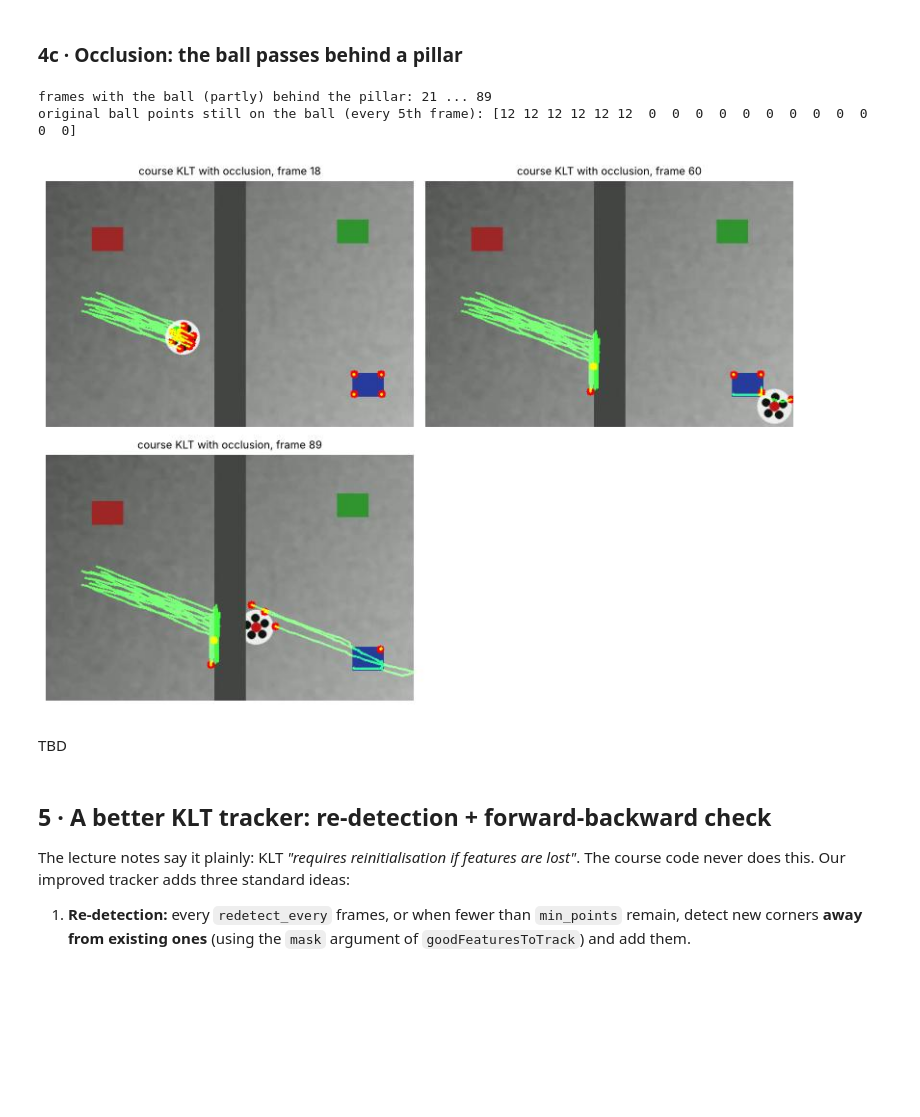
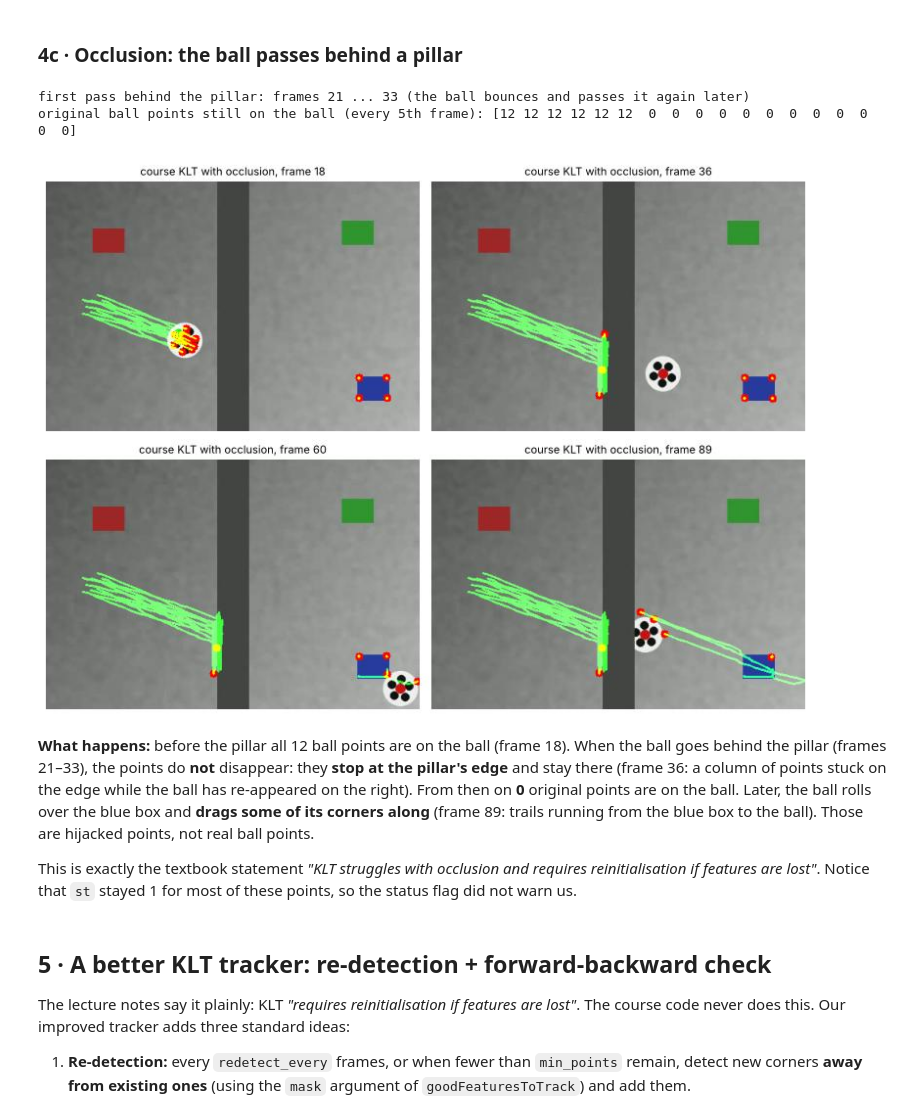
Before and after one commit to Darshit42/lern, a Jupyter notebook: computer-vision/week-2/labs/day10_object_tracking_optical_flow.ipynb, the cells around one changed output. Drawn from its saved outputs; the diff is of its cells as text; code cells hidden in the pictures; blank space fills up the shorter version.

```diff
--- a/computer-vision/week-2/labs/day10_object_tracking_optical_flow.ipynb
+++ b/computer-vision/week-2/labs/day10_object_tracking_optical_flow.ipynb
@@ -224,7 +224,7 @@ def course_klt(video_path, MAX_FRAMES=150, snap_at=(1, 50, 100, 149), out_mp4=No
     # Create mask image for drawing (the trails accumulate here)
     mask = np.zeros_like(old_frame)
 
-    snapshots, alive, drawn = {}, [len(p0)], []
+    snapshots, alive, moving, drawn = {}, [len(p0)], [0], []
     frame_idx = 0
     while frame_idx < MAX_FRAMES:
         ret, frame = cap.read()
@@ -261,6 +261,7 @@ def course_klt(video_path, MAX_FRAMES=150, snap_at=(1, 50, 100, 149), out_mp4=No
         if frame_idx in snap_at:
             snapshots[frame_idx] = img
         alive.append(len(good_new))
+        moving.append(int((np.linalg.norm(good_new - good_old, axis=1) > 0.5).sum()))   # points that moved > 0.5 px
 
         # Update previous frame and points
         old_gray = frame_gray.copy()
@@ -270,12 +271,13 @@ def course_klt(video_path, MAX_FRAMES=150, snap_at=(1, 50, 100, 149), out_mp4=No
     # cv2.destroyAllWindows()  -> not needed
     if out_mp4 and drawn:
         write_mp4(drawn, out_mp4)
-    return snapshots, np.array(alive)
+    return snapshots, np.array(alive), np.array(moving)
 
 t = time.perf_counter()
-snaps, alive_course = course_klt(VIDEO, out_mp4=os.path.join(OUT, "klt_course_street.mp4"))
+snaps, alive_course, moving_course = course_klt(VIDEO, out_mp4=os.path.join(OUT, "klt_course_street.mp4"))
 print(f"tracked {len(alive_course) - 1} frames in {time.perf_counter() - t:.1f}s (including drawing)")
 print("points alive at frames 0, 25, 50, 100, 149:", alive_course[[0, 25, 50, 100, 149]])
+print("of these, points that moved > 0.5 px in that frame:", moving_course[[0, 25, 50, 100, 149]])
 show([snaps[k] for k in sorted(snaps)], [f"course KLT, frame {k}" for k in sorted(snaps)], cols=2, size=5.5)
 # %% [output]
 tracked 150 frames in 1.0s (including drawing)
@@ -422,19 +436,24 @@ TBD
 # %%
 occ_frames, occ_gt = make_ball_video(occluder=True)
 n0o, ob_o, hij_o = klt_on_frames(occ_frames, occ_gt)
-behind = [i for i in range(len(occ_gt)) if abs(occ_gt[i][0] - 240) < 20 + 22]   # frames where the pillar covers (part of) the ball
-print("frames with the ball (partly) behind the pillar:", behind[0], "...", behind[-1] if behind else None)
+covered = [abs(x - 240) < 20 + 22 for x, y in occ_gt]          # pillar spans x = 220..260, ball radius 22
+first = covered.index(True)
+last = first + covered[first:].index(False) - 1                  # end of the FIRST pass behind the pillar
+behind = list(range(first, last + 1))
+print(f"first pass behind the pillar: frames {first} ... {last} (the ball bounces and passes it again later)")
 print("original ball points still on the ball (every 5th frame):", ob_o[::5])
 snaps_o = {}
 _ = write_mp4(occ_frames, os.path.join(OUT, "ball_occlusion.mp4"), fps=25)
-s_o, alive_o = course_klt(os.path.join(OUT, "ball_occlusion.mp4"), MAX_FRAMES=89, snap_at=(behind[0] - 3, behind[-1] + 3, 60, 89))
+s_o, alive_o, _ = course_klt(os.path.join(OUT, "ball_occlusion.mp4"), MAX_FRAMES=89, snap_at=(behind[0] - 3, behind[-1] + 3, 60, 89))
 show([s_o[k] for k in sorted(s_o)], [f"course KLT with occlusion, frame {k}" for k in sorted(s_o)], cols=2, size=5)
 # %% [output]
-frames with the ball (partly) behind the pillar: 21 ... 89
+first pass behind the pillar: frames 21 ... 33 (the ball bounces and passes it again later)
 original ball points still on the ball (every 5th frame): [12 12 12 12 12 12  0  0  0  0  0  0  0  0  0  0  0  0]
-[figure, old version]
+[figure, new version]
-# %% [markdown]
-TBD
+# %% [markdown]
+**What happens:** before the pillar all 12 ball points are on the ball (frame 18). When the ball goes behind the pillar (frames 21–33), the points do **not** disappear: they **stop at the pillar's edge** and stay there (frame 36: a column of points stuck on the edge while the ball has re-appeared on the right). From then on **0** original points are on the ball. Later, the ball rolls over the blue box and **drags some of its corners along** (frame 89: trails running from the blue box to the ball). Those are hijacked points, not real ball points.
+
+This is exactly the textbook statement *"KLT struggles with occlusion and requires reinitialisation if features are lost"*. Notice that `st` stayed 1 for most of these points, so the status flag did not warn us.
 # %% [markdown]
 ## 5 · A better KLT tracker: re-detection + forward-backward check
 
```
Also changed, not shown: parts of 28 cells of this notebook, 7 other files.
